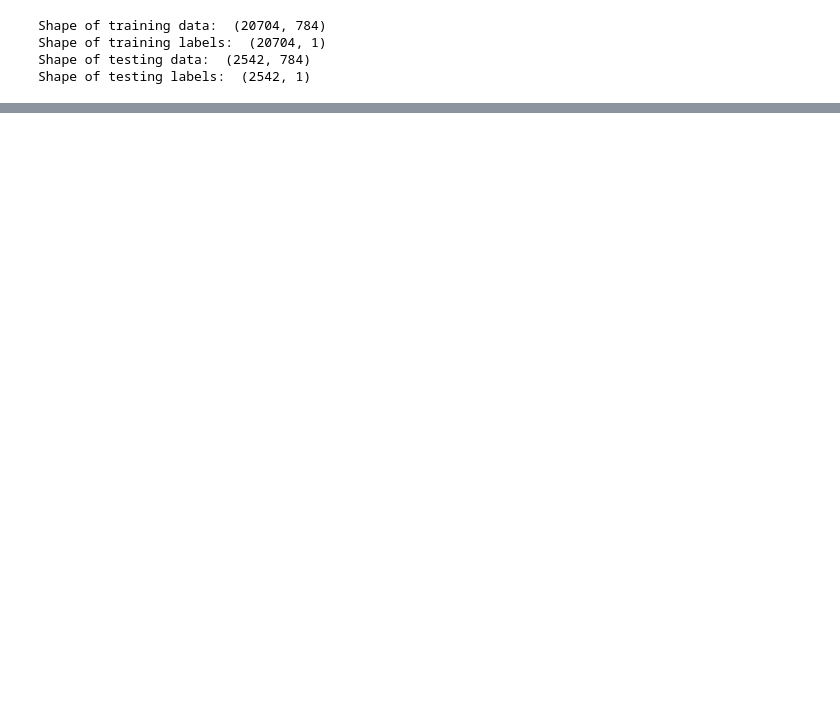
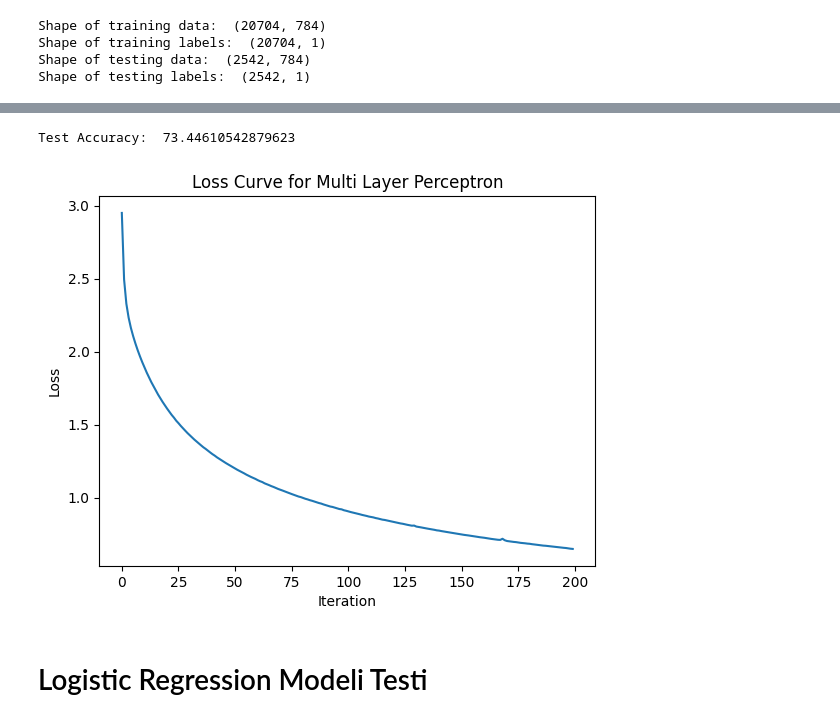
Before and after one commit to turhancan97/Number-and-Letter-Recognition, a Jupyter notebook: results.ipynb, the cells around one changed output, grey strips where cells are left out. Cells and saved outputs as stored; diff of their text form; code cells hidden in the pictures; blank space fills up the shorter version.

```diff
--- a/results.ipynb
+++ b/results.ipynb
@@ -134 +136,17 @@ confusion_matrix_plot(test_y, y_pred, 'Confusion Matrix for Multi Layer Perceptr
+# %%
+test_acc = accuracy_score(test_y, y_pred) * 100
+print('Test Accuracy: ', test_acc)
+# %% [output]
+Test Accuracy:  73.44610542879623
+# %%
+loss_values = mlp_model.loss_curve_
+plt.plot(loss_values)
+plt.xlabel('Iteration')
+plt.ylabel('Loss')
+plt.title('Loss Curve for Multi Layer Perceptron')
+plt.show()
+# %% [output]
+[figure, added]
+# %% [markdown]
+# Logistic Regression Modeli Testi
 # %%
```
Also changed, not shown: parts of 28 cells of this notebook.
